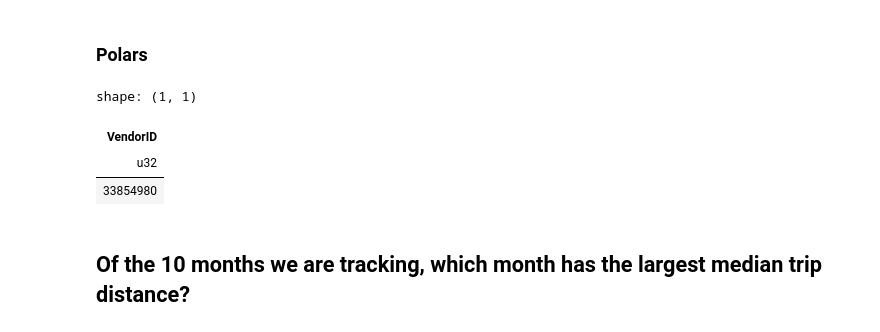
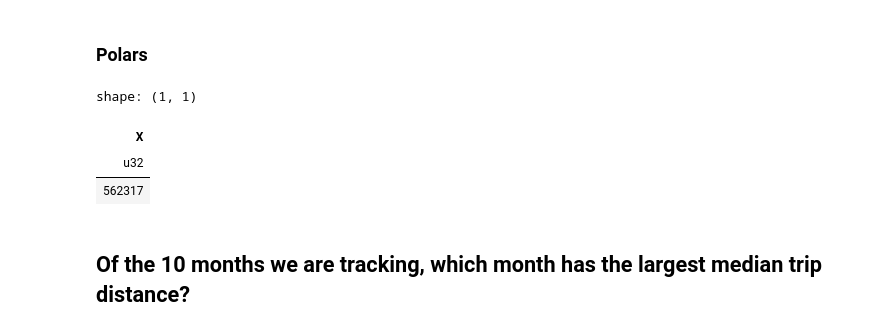
Before and after one commit to nebachadnassar/GWU-DNSC-4211, a Jupyter notebook: public/Class_07/Exercisess_w_Answers.ipynb, the cells around one changed output. Cells and saved outputs as stored; diff of their text form; code cells hidden in the pictures.

```diff
--- a/public/Class_07/Exercisess_w_Answers.ipynb
+++ b/public/Class_07/Exercisess_w_Answers.ipynb
@@ -29,20 +46,28 @@ np.int64(33854980)
 ### Polars
 # %%
 import polars as pl
+# %%
+dft = pl.scan_csv(files[0])
+# %%
+dtypes = dft.head(3).collect().dtypes
+names = dft.collect_schema().names()
+# %%
+dtp = dict(zip(names,dtypes))
 # %%
+
 dfs = []
-for i in range(1,11):
-    tmp = pl.scan_parquet(f'https://d37ci6vzurychx.cloudfront.net/trip-data/yellow_tripdata_2024-{i:02d}.parquet')
+for i in files:
+    tmp = pl.scan_csv(i, schema=dtp)
     dfs.append(tmp)
 # %%
 df = pl.concat(dfs)
 # %%
-df.select('VendorID').count().collect()
+df.select('X').count().collect()
 # %% [output]
 shape: (1, 1)
-| VendorID |
+| X |
 | u32 |
-| 33854980 |
+| 562317 |
 # %% [markdown]
 ## Of the 10 months we are tracking, which month has the largest median trip distance?
 # %% [markdown]
```
Also changed, not shown: parts of 12 cells of this notebook.
